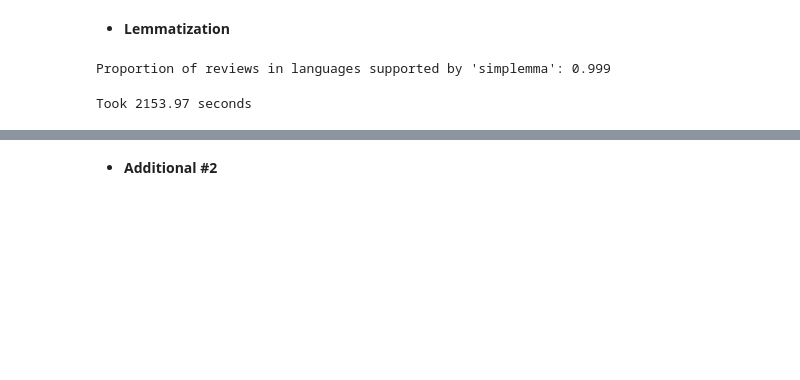
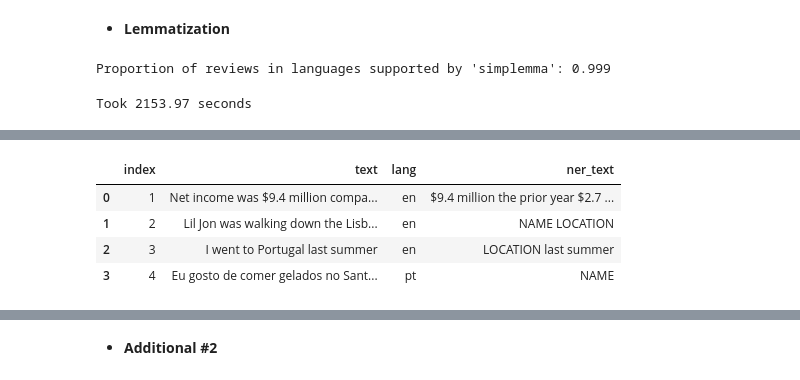
Before and after one commit to fmportela/text-mining-group-project-23-24, a Jupyter notebook: group-3-main.ipynb, the cells around one changed output, grey strips where cells are left out. Cells and saved outputs as stored; diff of their text form; code cells hidden in the pictures; blank space fills up the shorter version.

```diff
--- a/group-3-main.ipynb
+++ b/group-3-main.ipynb
@@ -1074,0 +1152,92 @@ Took 2153.97 seconds
+# %%
+# the spacy model is somewhat complex so in order to increase efficiency
+# we can use the pipe method: https://spacy.io/usage/processing-pipelines
+
+# https://www.kaggle.com/code/curiousprogrammer/entity-extraction-and-classification-using-spacy
+# spacy recognizes the following entities
+# PERSON - People, including fictional.
+# NORP - Nationalities or religious or political groups.
+# FAC - Buildings, airports, highways, bridges, etc.
+# ORG - Companies, agencies, institutions, etc.
+# GPE - Countries, cities, states.
+# LOC - Non-GPE locations, mountain ranges, bodies of water.
+# PRODUCT - Objects, vehicles, foods, etc. (Not services.)
+# EVENT - Named hurricanes, battles, wars, sports events, etc.
+# WORK_OF_ART - Titles of books, songs, etc.
+# LAW - Named documents made into laws.
+# LANGUAGE - Any named language.
+# DATE - Absolute or relative dates or periods.
+# TIME - Times smaller than a day.
+# PERCENT - Percentage, including "%".
+# MONEY - Monetary values, including unit.
+# QUANTITY - Measurements, as of weight or distance.
+# ORDINAL - "first", "second", etc.
+# CARDINAL - Numerals that do not fall under another type.
+
+# if we group first by language then we only
+# need to call nlp.pipe once for each language
+# i.e. faster
+def group_by_language(df, lang_col_name):
+    u_lang = df[lang_col_name].unique()
+    for lang in u_lang:
+        df_lang = df.loc[df[lang_col_name] == lang, :]
+        yield df_lang
+
+
+def ner(df, text_col_name, lang_col_name, actions, df_index_col = 'index'):
+
+    def act(doc):
+
+        # FIX
+        # instead of appending we need to get the substring that represents and ent
+        # and replace it in the original txt!
+
+        text = []
+        for ent in doc.ents:
+            # print(ent.text, ent.label_)
+            if ent.label_ in actions.keys():
+                if actions[ent.label_] is not None:
+                    text.append(actions[ent.label_])
+            else:
+                text.append(ent.text)
+        return text
+
+    disable=["tok2vec", "tagger", "parser", "attribute_ruler", "lemmatizer"]
+    df_lang_gen = group_by_language(df, lang_col_name)
+    new_df = pd.DataFrame()
+    for df_lang in df_lang_gen:
+        new_col = []
+        for doc in spacy_nlp_models['en'].pipe(df_lang[text_col_name].tolist(), disable=disable):
+            # print(doc)
+            # print(act(doc))
+            print([(ent.text, ent.label_) for ent in doc.ents])  # the issue is here, when you call the att. ents you only get the ents and not the other non-entity words!
+            text = ' '.join(act(doc))
+            new_col.append(text)
+        df_lang[f'ner_{text_col_name}'] = new_col
+        new_df = pd.concat([new_df, df_lang], axis=0)
+
+    return new_df
+
+
+# if value is None then that entity will be removed
+# if str then will be replaced by that string
+ner_actions = {
+    'PERSON': 'NAME',
+    'GPE': 'LOCATION',
+    'LOC': 'LOCATION',
+}
+
+# testing
+ner_test_df = pd.DataFrame({
+    'index': [1,2,3,4],
+    'text': ['Net income was $9.4 million compared to the prior year of $2.7 million.',
+             'Lil Jon was walking down the Lisbon beach',
+             'I went to Portugal last summer',
+             'Eu gosto de comer gelados no Santini de Belém'],
+    'lang': ['en', 'en', 'en', 'pt']
+})
+
+ner(ner_test_df, 'text', 'lang', ner_actions)
+
+# FIX THIS!!!! there is a bug somewhere
+# %% [output]
@@ -1074,0 +1248,5 @@ Took 2153.97 seconds
+|  | index | text | lang | ner_text |
+| 0 | 1 | Net income was $9.4 million compa... | en | $9.4 million the prior year $2.7 ... |
+| 1 | 2 | Lil Jon was walking down the Lisb... | en | NAME LOCATION |
+| 2 | 3 | I went to Portugal last summer | en | LOCATION last summer |
+| 3 | 4 | Eu gosto de comer gelados no Sant... | pt | NAME |
```
Also changed, not shown: parts of 20 cells of this notebook.
